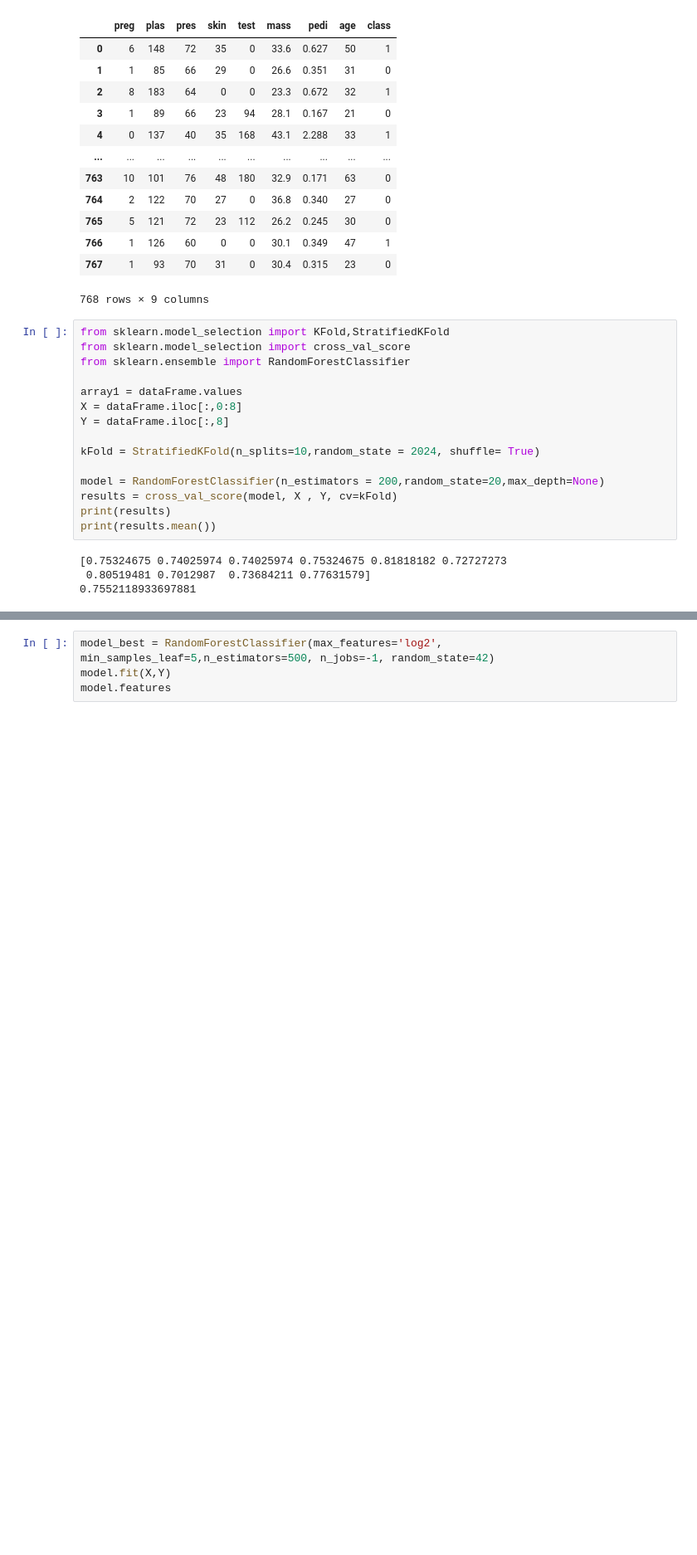
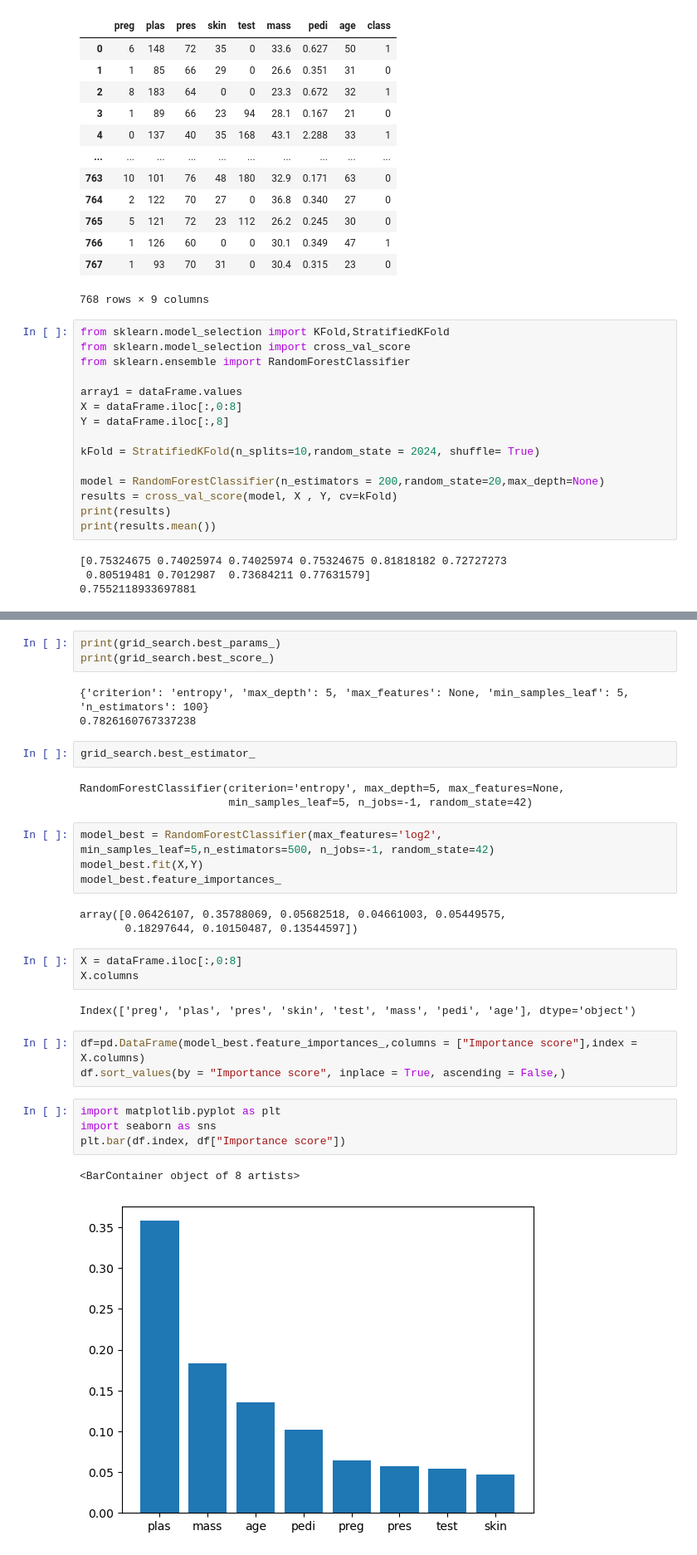
Before and after one commit to praveenreddy1833/AIML_Assignment_033, a Jupyter notebook: RandomForest_ref.ipynb, the cells around one changed output, grey strips where cells are left out. Shown: that part at 83% size. Cells and saved outputs as stored; diff of their text form; blank space fills up the shorter version.

```diff
--- a/RandomForest_ref.ipynb
+++ b/RandomForest_ref.ipynb
@@ -43,4 +58,33 @@ print(results.mean())
 # %%
-model_best = RandomForestClassifier(max_features='log2', min_samples_leaf=5,n_estimators=500, n_jobs=-1, random_state=42)
-model.fit(X,Y)
-model.features
+print(grid_search.best_params_)
+print(grid_search.best_score_)
+# %% [output]
+{'criterion': 'entropy', 'max_depth': 5, 'max_features': None, 'min_samples_leaf': 5, 'n_estimators': 100}
+0.7826160767337238
+# %%
+grid_search.best_estimator_
+# %% [output]
+RandomForestClassifier(criterion='entropy', max_depth=5, max_features=None,
+                       min_samples_leaf=5, n_jobs=-1, random_state=42)
+# %%
+model_best = RandomForestClassifier(max_features='log2', min_samples_leaf=5,n_estimators=500, n_jobs=-1, random_state=42)
+model_best.fit(X,Y)
+model_best.feature_importances_
+# %% [output]
+array([0.06426107, 0.35788069, 0.05682518, 0.04661003, 0.05449575,
+       0.18297644, 0.10150487, 0.13544597])
+# %%
+X = dataFrame.iloc[:,0:8]
+X.columns
+# %% [output]
+Index(['preg', 'plas', 'pres', 'skin', 'test', 'mass', 'pedi', 'age'], dtype='object')
+# %%
+df=pd.DataFrame(model_best.feature_importances_,columns = ["Importance score"],index = X.columns)
+df.sort_values(by = "Importance score", inplace = True, ascending = False,)
+# %%
+import matplotlib.pyplot as plt
+import seaborn as sns
+plt.bar(df.index, df["Importance score"])
+# %% [output]
+<BarContainer object of 8 artists>
+[figure, added]
```
Also changed, not shown: parts of 1 cell of this notebook.
